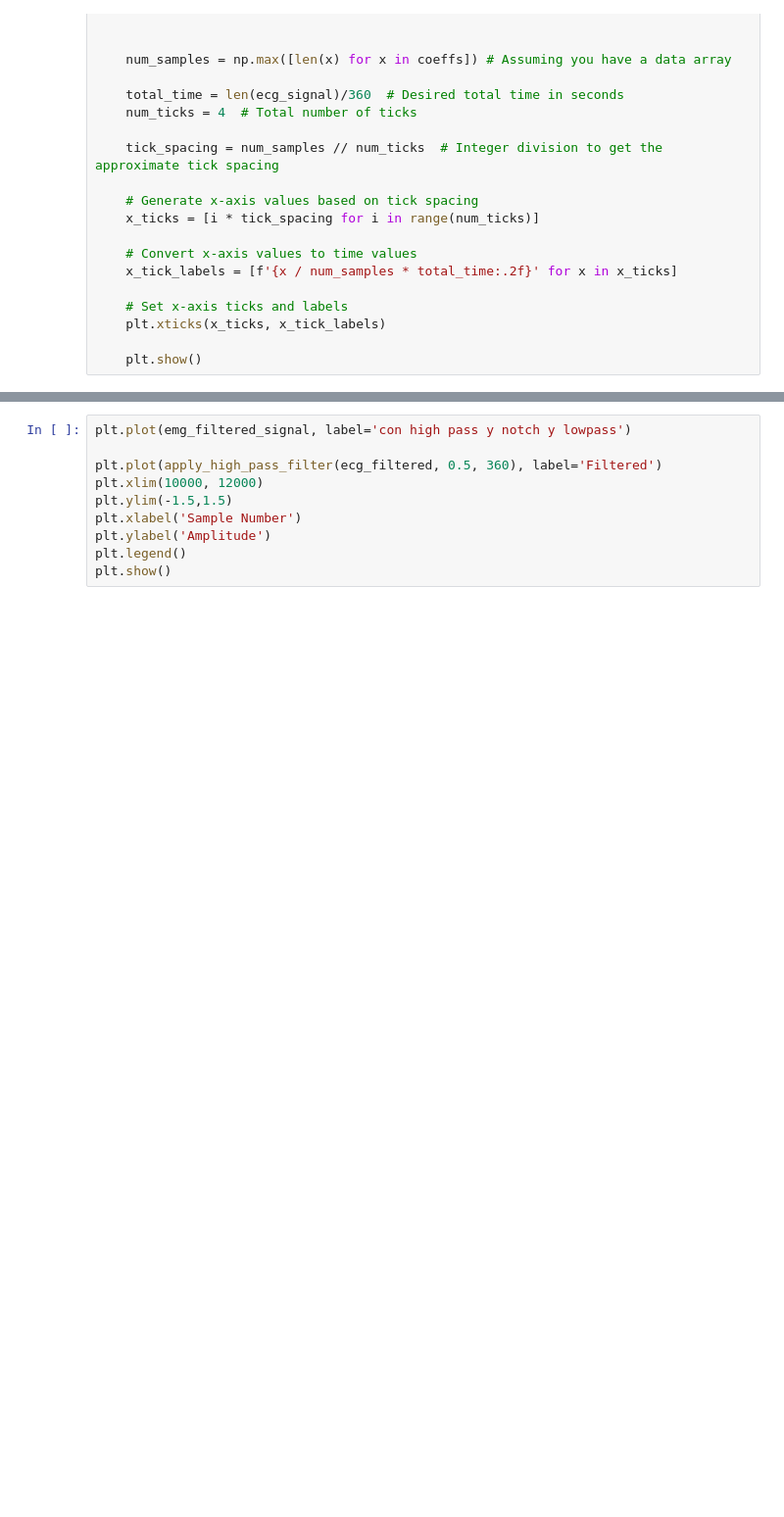
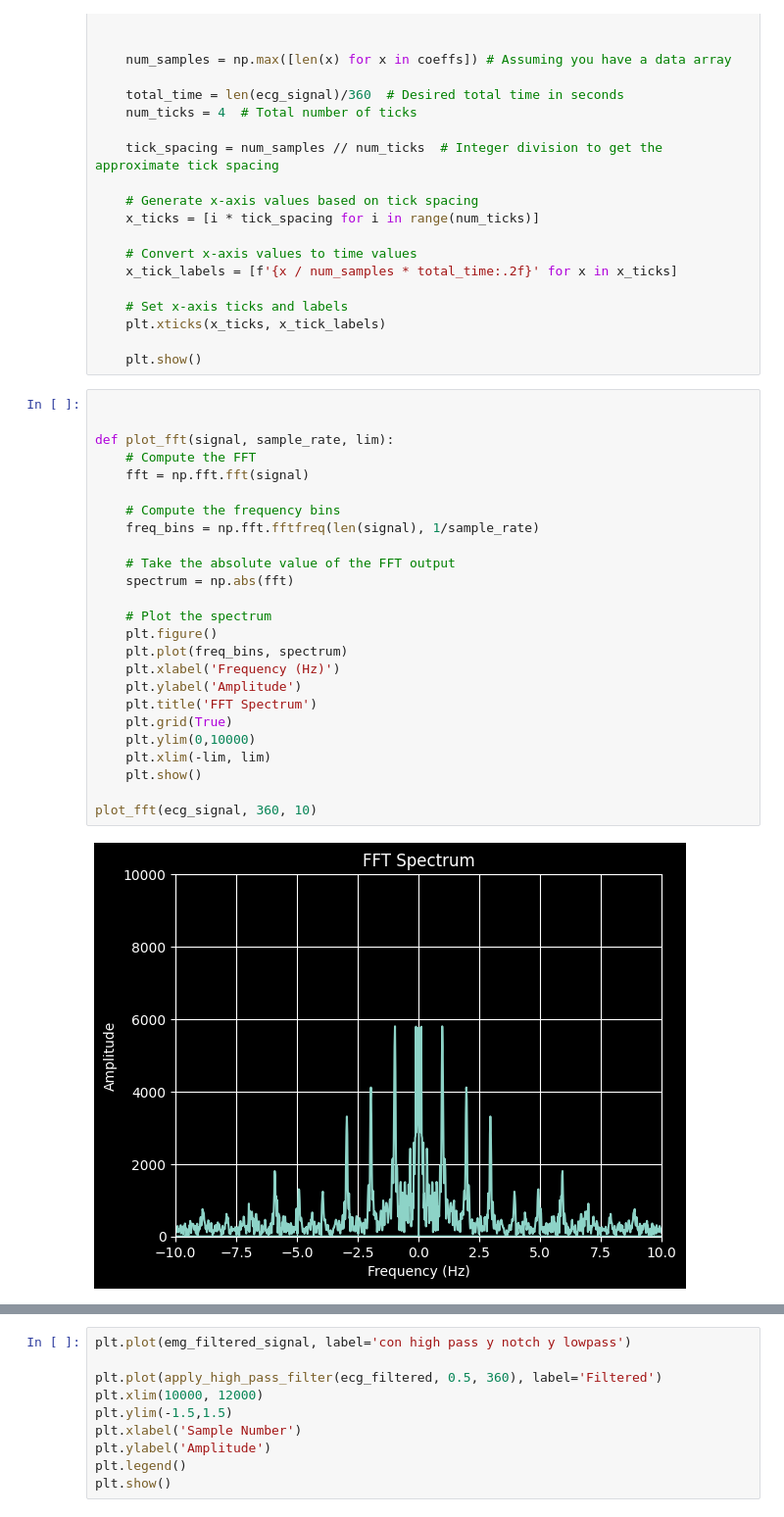
Before and after one commit to JBatRey/tp4assd, a Jupyter notebook: denoise.ipynb, the cells around one changed output, grey strips where cells are left out. Shown: that part at 98% size. Cells and saved outputs as stored; diff of their text form; blank space fills up the shorter version.

```diff
--- a/denoise.ipynb
+++ b/denoise.ipynb
@@ -260,3 +71,30 @@ def print_scalogram(ecg_signal, level=9, wavelet = 'db4'):
     plt.xticks(x_ticks, x_tick_labels)
 
     plt.show()
+# %%
+
+
+def plot_fft(signal, sample_rate, lim):
+    # Compute the FFT
+    fft = np.fft.fft(signal)
+
+    # Compute the frequency bins
+    freq_bins = np.fft.fftfreq(len(signal), 1/sample_rate)
+
+    # Take the absolute value of the FFT output
+    spectrum = np.abs(fft)
+
+    # Plot the spectrum
+    plt.figure()
+    plt.plot(freq_bins, spectrum)
+    plt.xlabel('Frequency (Hz)')
+    plt.ylabel('Amplitude')
+    plt.title('FFT Spectrum')
+    plt.grid(True)
+    plt.ylim(0,10000)
+    plt.xlim(-lim, lim)
+    plt.show()
+
+plot_fft(ecg_signal, 360, 10)
+# %% [output]
+[figure, added]
```
Also changed, not shown: parts of 13 cells of this notebook.
